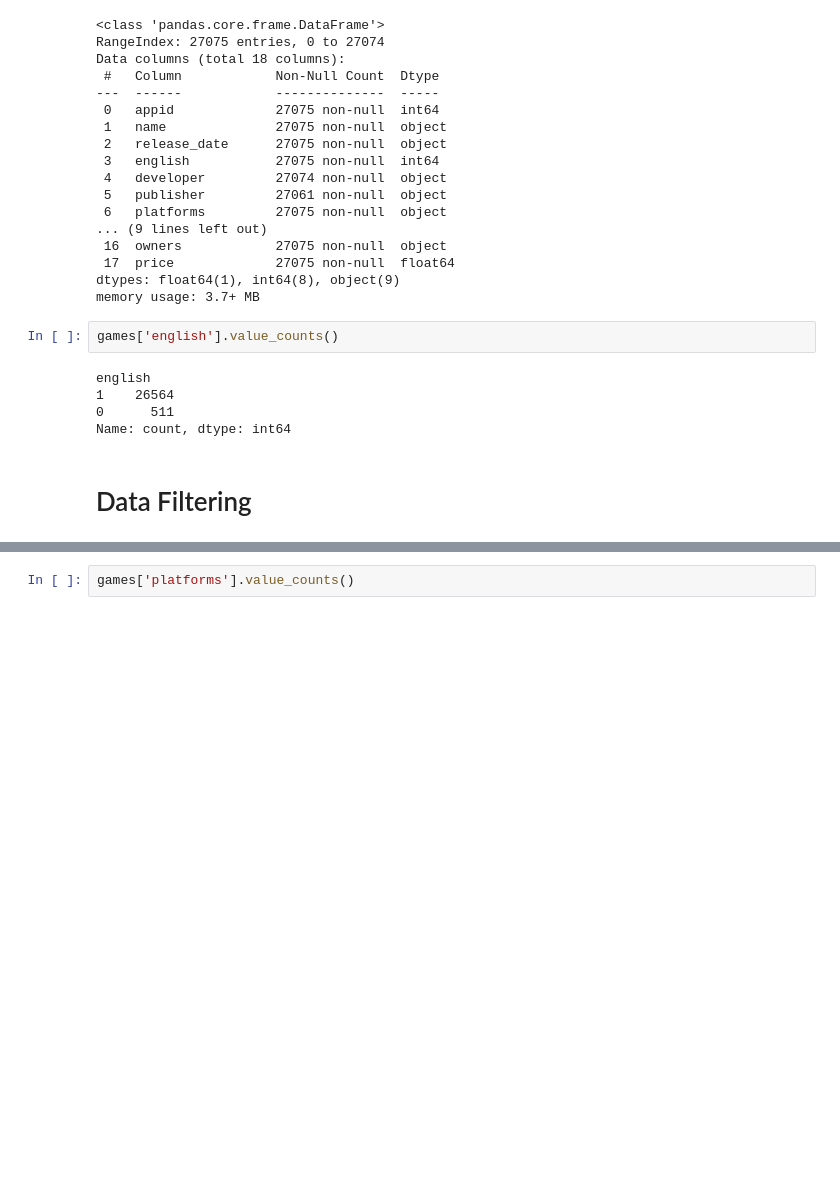
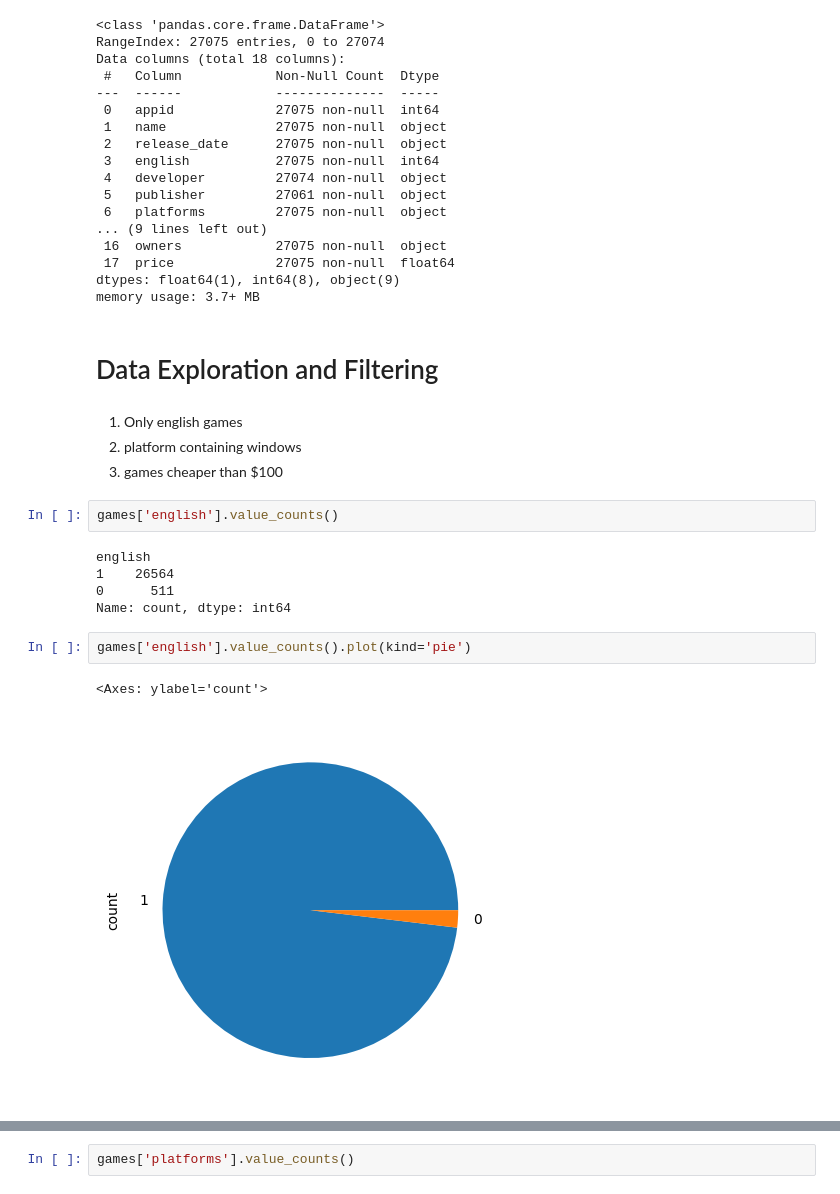
Before and after one commit to SangyunT/steam_game_sales, a Jupyter notebook: index.ipynb, the cells around one changed output, grey strips where cells are left out. Cells and saved outputs as stored; diff of their text form; blank space fills up the shorter version.

Commit message:
EDA - english games and top 5 genres

```diff
--- a/index.ipynb
+++ b/index.ipynb
@@ -32,6 +32,12 @@ Data columns (total 18 columns):
  17  price             27075 non-null  float64
 dtypes: float64(1), int64(8), object(9)
 memory usage: 3.7+ MB
+# %% [markdown]
+# Data Exploration and Filtering
+# %% [markdown]
+1. Only english games
+2. platform containing windows
+3. games cheaper than $100
 # %%
 games['english'].value_counts()
 # %% [output]
@@ -39,5 +45,8 @@ english
 1    26564
 0      511
 Name: count, dtype: int64
-# %% [markdown]
-# Data Filtering
+# %%
+games['english'].value_counts().plot(kind='pie')
+# %% [output]
+<Axes: ylabel='count'>
+[figure, added]
```
Also changed, not shown: parts of 10 cells of this notebook.
